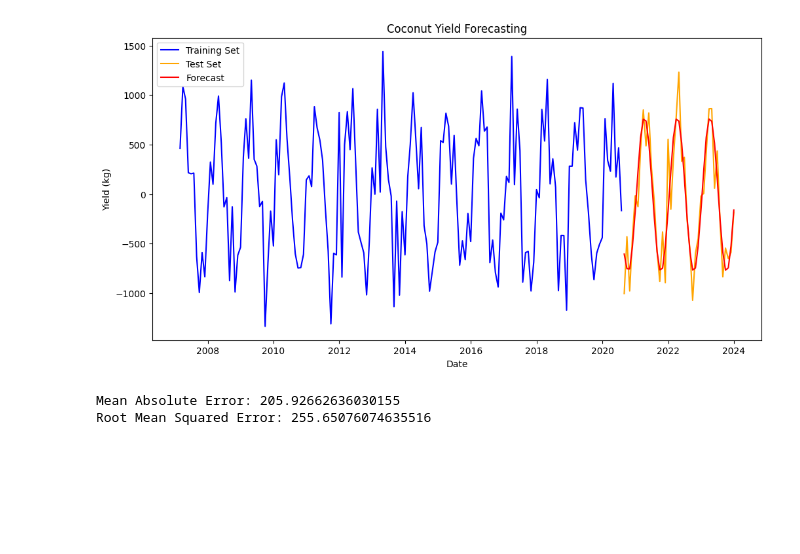
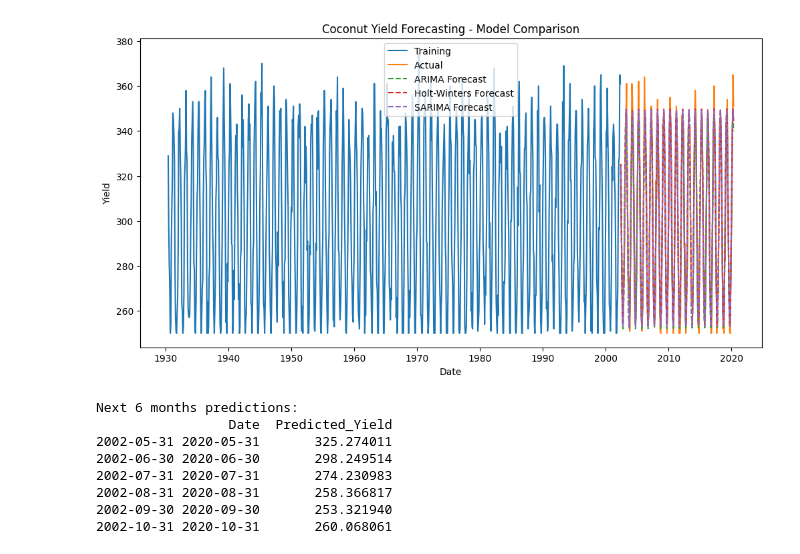
Before and after one commit to thanujaD00/Research_Procjct, a Jupyter notebook: CoconutYieldPrediction/model training.ipynb, the cells around one changed output. Drawn from its saved outputs; the diff is of its cells as text; code cells hidden in the pictures; blank space fills up the shorter version.

Commit message:
model change

```diff
--- a/CoconutYieldPrediction/model training.ipynb
+++ b/CoconutYieldPrediction/model training.ipynb
@@ -100,4 +55,0 @@ Warnings:
-# %%
-# Fit the ARIMA model
-model = sm.tsa.ARIMA(train, order=(3, 0, 2))  # Adjust the order as necessary
-model_fit = model.fit()
@@ -130,5 +55,0 @@ Warnings:
-# %%
-# Forecasting
-forecast = model_fit.forecast(steps=len(test))
-test_index = test.index
-forecast_series = pd.Series(forecast, index=test_index)
@@ -134,0 +82,21 @@ forecast_series = pd.Series(forecast, index=test_index)
+# %%
+models = ['ARIMA', 'Holt-Winters', 'SARIMA']
+results = {}
+best_accuracy = -np.inf
+best_model = None
+
+for model_name in models:
+    model, forecast, metrics = train_evaluate_model(model_name, train, test)
+    results[model_name] = {'model': model, 'forecast': forecast, 'metrics': metrics}
+
+    if metrics['Accuracy'] > best_accuracy:
+        best_accuracy = metrics['Accuracy']
+        best_model = model_name
+# %%
+for model_name, result in results.items():
+    print(f"\n{model_name} Results:")
+    print(f"Accuracy: {result['metrics']['Accuracy']:.2f}%")
+    print(f"MAE: {result['metrics']['MAE']:.2f}")
+    print(f"RMSE: {result['metrics']['RMSE']:.2f}")
+
+print(f"\nBest Model: {best_model} with {best_accuracy:.2f}% accuracy")
@@ -135,25 +120,37 @@ forecast_series = pd.Series(forecast, index=test_index)
 # %%
-# Plotting the results
 plt.figure(figsize=(12, 6))
-plt.plot(train.index, train, label='Training Set', color='blue')
-plt.plot(test.index, test, label='Test Set', color='orange')
-plt.plot(forecast_series.index, forecast_series, label='Forecast', color='red')
-plt.title('Coconut Yield Forecasting')
+plt.plot(train.index, train, label='Training')
+plt.plot(test.index, test, label='Actual')
+for model_name, result in results.items():
+    plt.plot(test.index, result['forecast'], label=f'{model_name} Forecast', linestyle='--')
+plt.title('Coconut Yield Forecasting - Model Comparison')
 plt.xlabel('Date')
-plt.ylabel('Yield (kg)')
+plt.ylabel('Yield')
 plt.legend()
 plt.show()
 # %% [output]
-[figure, old version]
+[figure, new version]
-# %%
-# Model Evaluation
-# Align the test and forecast series to ensure they have the same dates
-test_clean, forecast_clean = test.align(forecast_series, join='inner')
-
-mae = mean_absolute_error(test_clean, forecast_clean)
-rmse = np.sqrt(mean_squared_error(test_clean, forecast_clean))
-print('Mean Absolute Error:', mae)
-print('Root Mean Squared Error:', rmse)
-# %% [output]
-Mean Absolute Error: 205.92662636030155
-Root Mean Squared Error: 255.65076074635516
+# %%
+future_steps = 6
+if best_model == 'ARIMA' or best_model == 'SARIMA':
+    best_forecast = results[best_model]['model'].forecast(steps=future_steps)
+elif best_model == 'Holt-Winters':
+    best_forecast = results[best_model]['model'].forecast(future_steps)
+
+future_dates = pd.date_range(start=test.index[-1], periods=future_steps+1, freq='M')[1:]
+forecast_df = pd.DataFrame({
+    'Date': future_dates,
+    'Predicted_Yield': best_forecast
+})
+
+print("\nNext 6 months predictions:")
+print(forecast_df)
+# %% [output]
+Next 6 months predictions:
+                 Date  Predicted_Yield
+2002-05-31 2020-05-31       325.274011
+2002-06-30 2020-06-30       298.249514
+2002-07-31 2020-07-31       274.230983
+2002-08-31 2020-08-31       258.366817
+2002-09-30 2020-09-30       253.321940
+2002-10-31 2020-10-31       260.068061
```
Also changed, not shown: parts of 13 cells of this notebook, 18 other files.
